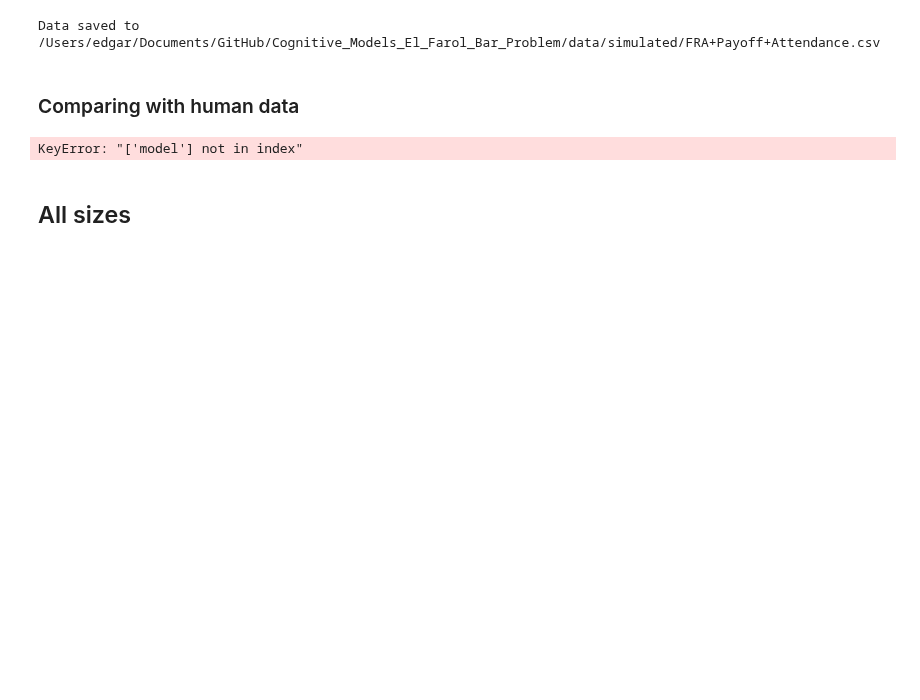
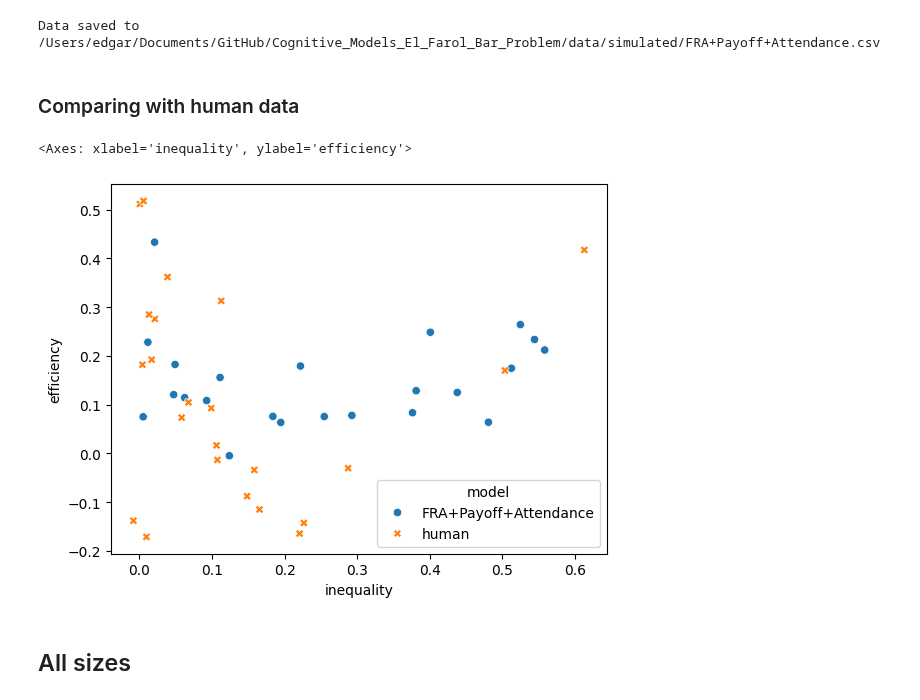
Before and after one commit to EAndrade-Lotero/Cognitive_Models_El_Farol_Bar_Problem, a Jupyter notebook: Notebooks/Best_fits.ipynb, the cells around one changed output. Saved outputs shown, nothing was run; the diff lists cells and outputs as text; code cells hidden in the pictures; blank space fills up the shorter version.

```diff
--- a/Notebooks/Best_fits.ipynb
+++ b/Notebooks/Best_fits.ipynb
@@ -169,38 +170,40 @@ Data saved to /Users/edgar/Documents/GitHub/Cognitive_Models_El_Farol_Bar_Proble
 #Load 2P data
 file_name = PATHS['human_data'] / '2-player-UR.csv'
 data_human = pd.read_csv(file_name)
+data_human['model'] = 'human'
 
 
 file1 = PATHS['simulated_data'] / Path(f'{Titan.name()}.csv')
 data_sim1 = pd.read_csv(file1)
 data_sim1['model'] = Titan.name()
 
 df = PPT.concat_dfs(data_human, data_sim1)
 
 # Calculate alternation index per group
 gm = GetMeasurements(
     data=df,
     measures=['efficiency', 'bounded_efficiency', 'inequality'],
     T=np.inf
 )
 df = gm.get_measurements()
 
 alt_index = AlternationIndex.from_file(priority='sklearn')
 df['alternation_index'] = alt_index(df)
 
 image_file = PATHS['parameter_fit_results'] / 'two_way_comparisons_both.png'
 
 df_jitter = df.copy()
 df_jitter['efficiency'] = df['efficiency'] + np.random.normal(0, 0.01, len(df_jitter['efficiency']))
 df_jitter['inequality'] = df['inequality'] + np.random.normal(0, 0.01, len(df_jitter['inequality']))
 
 sns.scatterplot(
     x='inequality', y='efficiency',
     hue='model',style='model',
     data=df_jitter
 )
 # %% [output]
-KeyError: "['model'] not in index"
+<Axes: xlabel='inequality', ylabel='efficiency'>
+[figure, added]
 # %%
 file1 = data_folder / Path(f'{Titan.name()}.csv')
 data_sim1 = pd.read_csv(file1)
```
Also changed, not shown: parts of 2 cells of this notebook, 12 other files.
